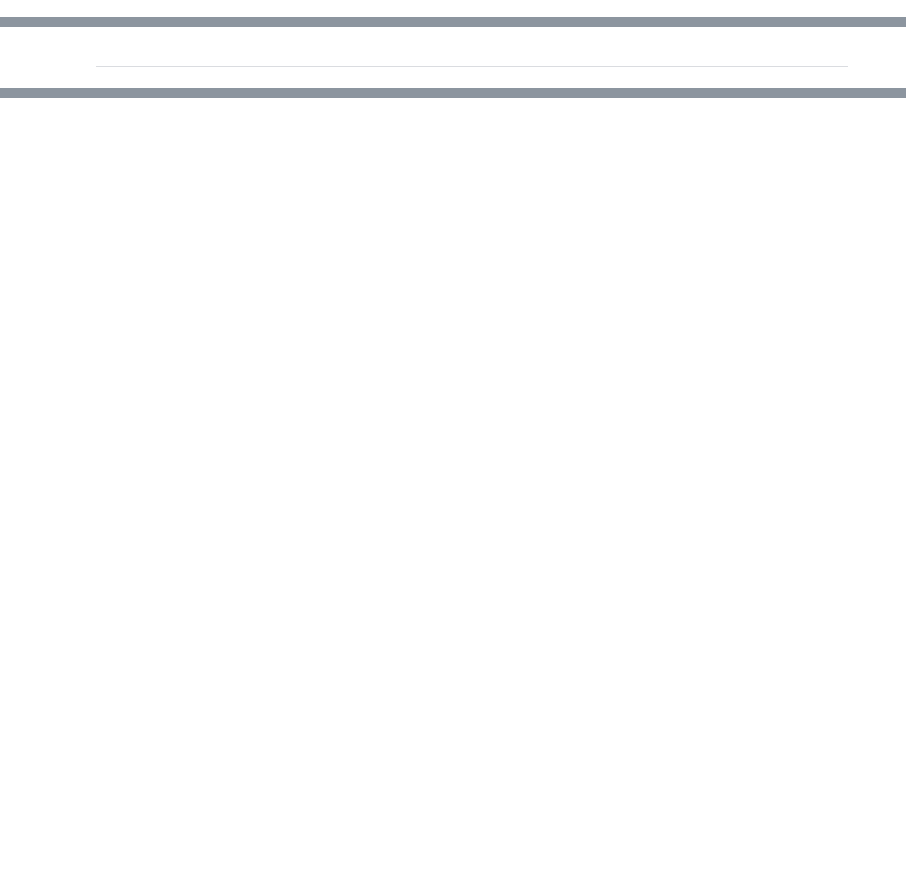
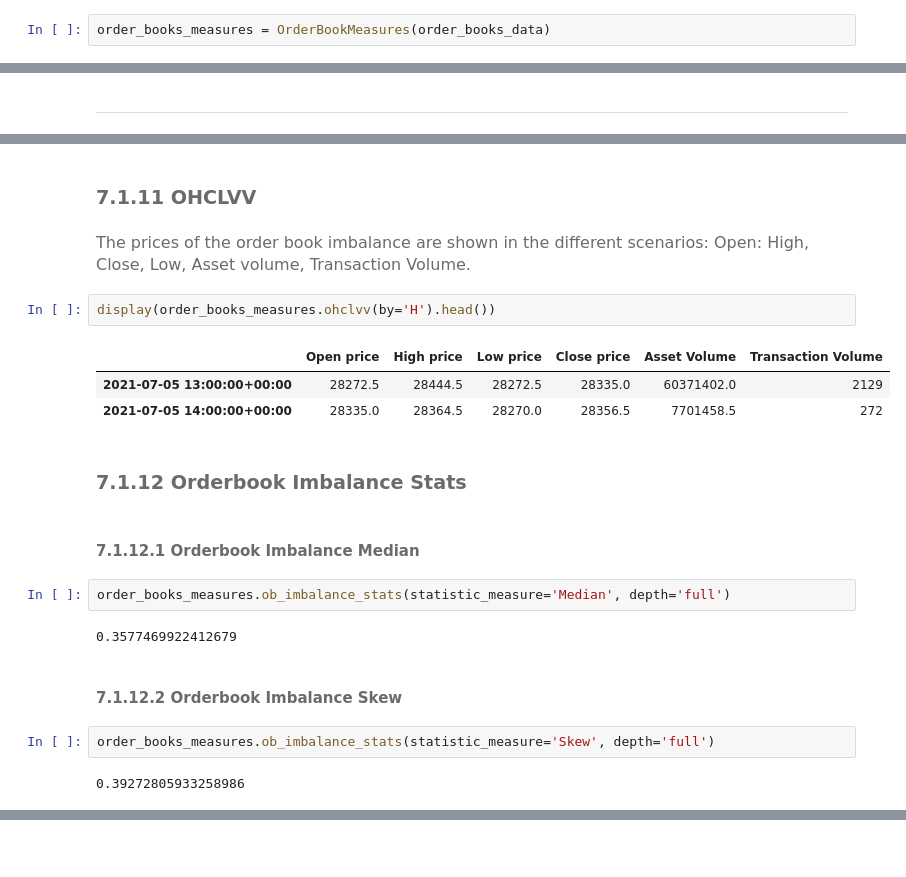
Before and after one commit to MoyMFO/MyST_Lab1, a Jupyter notebook: notebook.ipynb, the cells around one changed output, grey strips where cells are left out. Cells and saved outputs as stored; diff of their text form; blank space fills up the shorter version.

```diff
--- a/notebook.ipynb
+++ b/notebook.ipynb
@@ -152,0 +121,2 @@ import sys
+# %%
+order_books_measures = OrderBookMeasures(order_books_data)
@@ -162,0 +337,24 @@ import sys
+# %% [markdown]
+### <font color= #6B6B6B> 7.1.11 OHCLVV </font>
+# %% [markdown]
+<font color= #6B6B6B> <font size = 3>The prices of the order book imbalance are shown in the different scenarios: Open: High, Close, Low, Asset volume, Transaction Volume.</font>
+# %%
+display(order_books_measures.ohclvv(by='H').head())
+# %% [output]
+|  | Open price | High price | Low price | Close price | Asset Volume | Transaction Volume |
+| 2021-07-05 13:00:00+00:00 | 28272.5 | 28444.5 | 28272.5 | 28335.0 | 60371402.0 | 2129 |
+| 2021-07-05 14:00:00+00:00 | 28335.0 | 28364.5 | 28270.0 | 28356.5 | 7701458.5 | 272 |
+# %% [markdown]
+### <font color= #6B6B6B> 7.1.12 Orderbook Imbalance Stats </font>
+# %% [markdown]
+#### <font color= #6B6B6B> 7.1.12.1 Orderbook Imbalance Median </font>
+# %%
+order_books_measures.ob_imbalance_stats(statistic_measure='Median', depth='full')
+# %% [output]
+0.3577469922412679
+# %% [markdown]
+#### <font color= #6B6B6B> 7.1.12.2 Orderbook Imbalance Skew </font>
+# %%
+order_books_measures.ob_imbalance_stats(statistic_measure='Skew', depth='full')
+# %% [output]
+0.39272805933258986
```
Also changed, not shown: parts of 147 cells of this notebook, 6 other files.
